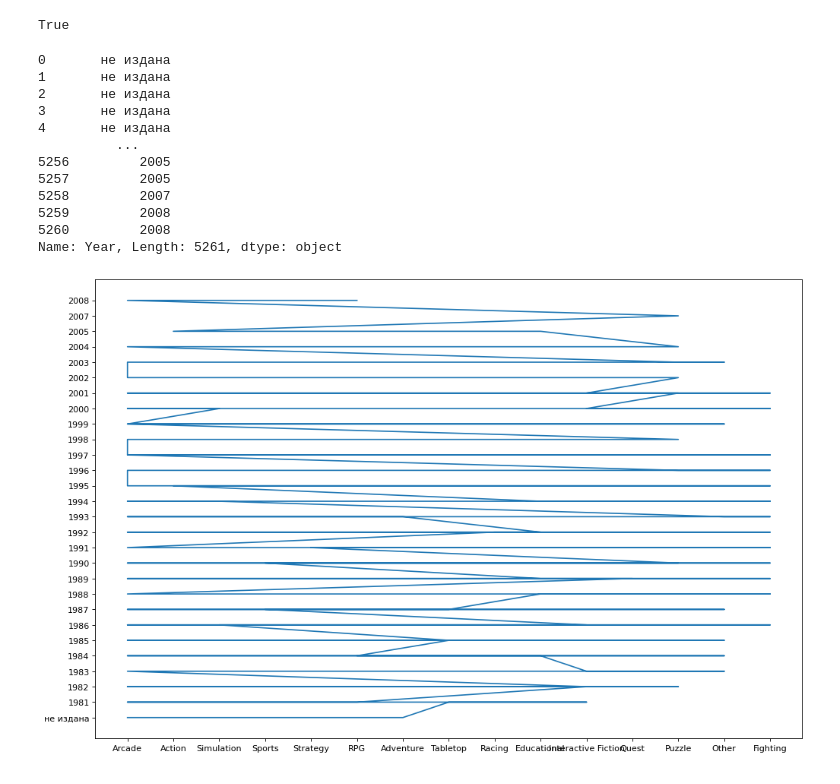
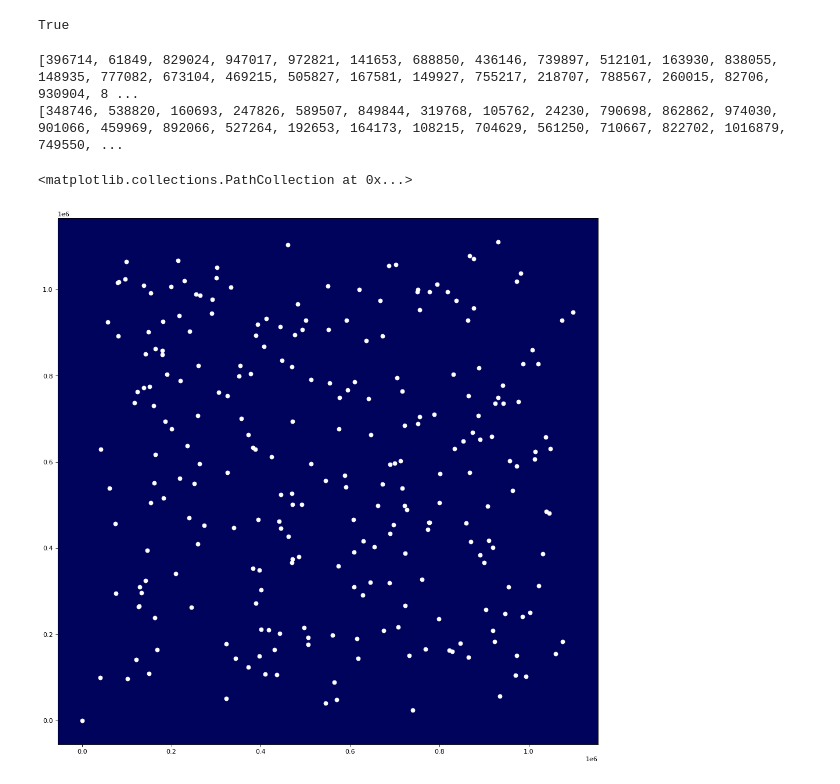
Before and after one commit to ExTimeGameing/pythonMIREA, a Jupyter notebook: thirdPrakt.ipynb, the cells around one changed output. Drawn from its saved outputs; the diff is of its cells as text; code cells hidden in the pictures.

```diff
--- a/thirdPrakt.ipynb
+++ b/thirdPrakt.ipynb
@@ -59,24 +59,11 @@ def test_func(func, a):
 a = 0
 test_func(devide, a)
 # %%
+#Задача 8, способ 1
 import pandas as pd
 import matplotlib.pyplot as plt
 GAMES_TABLE = pd.read_csv('https://raw.githubusercontent.com/Newbilius/Old-Games_DOS_Game_Gauntlet/master/GAMES.csv', delimiter = ";",names=['Name', 'Genre', 'Link', 'Year'])
-figure = plt.figure(figsize=(15, 10), dpi = 80)
-ax = figure.add_subplot(1,1,1)
-y = [10, 20]
-ax.plot(GAMES_TABLE['Genre'], GAMES_TABLE['Year'])
+#figure = plt.figure(figsize=(15, 10), dpi = 80)
+#ax = figure.add_subplot(1,1,1)
+#ax.plot(GAMES_TABLE['Genre'], GAMES_TABLE['Year'])
+GAMES_TABLE.groupby(['Year', 'Genre']).count()['Name'].plot(kind = 'pie',  figsize=(200, 200), fontsize = 50)
-# %% [output]
-0       не издана
-1       не издана
-2       не издана
-3       не издана
-4       не издана
-          ...
-5256         2005
-5257         2005
-5258         2007
-5259         2008
-5260         2008
-Name: Year, Length: 5261, dtype: object
-[figure, removed]
@@ -82,0 +97,27 @@ Name: Year, Length: 5261, dtype: object
+# %%
+#Задача 11
+import random
+import matplotlib.pyplot as plt
+
+seed1 = 23114
+seed2 = 584
+seed3 = 46931
+x = [0] * 256
+y = [0] * 256
+random.seed(seed3)
+for i in range (0, 255):
+  seed1 = seed1 / 8 + random.randint(100, 1000000)
+  seed2 = seed2 / 8 + random.randint(100, 1000000)
+  x[i] = int(seed1)
+  y[i] = int(seed2)
+
+figure = plt.figure(figsize=(15, 15), dpi = 80)
+ax = figure.add_subplot(1,1,1)
+ax.set_facecolor('xkcd:dark blue')
+print(x, y, sep ='\n')
+ax.scatter(x, y, color = 'w')
+# %% [output]
+[396714, 61849, 829024, 947017, 972821, 141653, 688850, 436146, 739897, 512101, 163930, 838055, 148935, 777082, 673104, 469215, 505827, 167581, 149927, 755217, 218707, 788567, 260015, 82706, 930904, 8 ...
+[348746, 538820, 160693, 247826, 589507, 849844, 319768, 105762, 24230, 790698, 862862, 974030, 901066, 459969, 892066, 527264, 192653, 164173, 108215, 704629, 561250, 710667, 822702, 1016879, 749550, ...
+<matplotlib.collections.PathCollection at 0x...>
+[figure, added]
```
Also changed, not shown: parts of 6 cells of this notebook.
